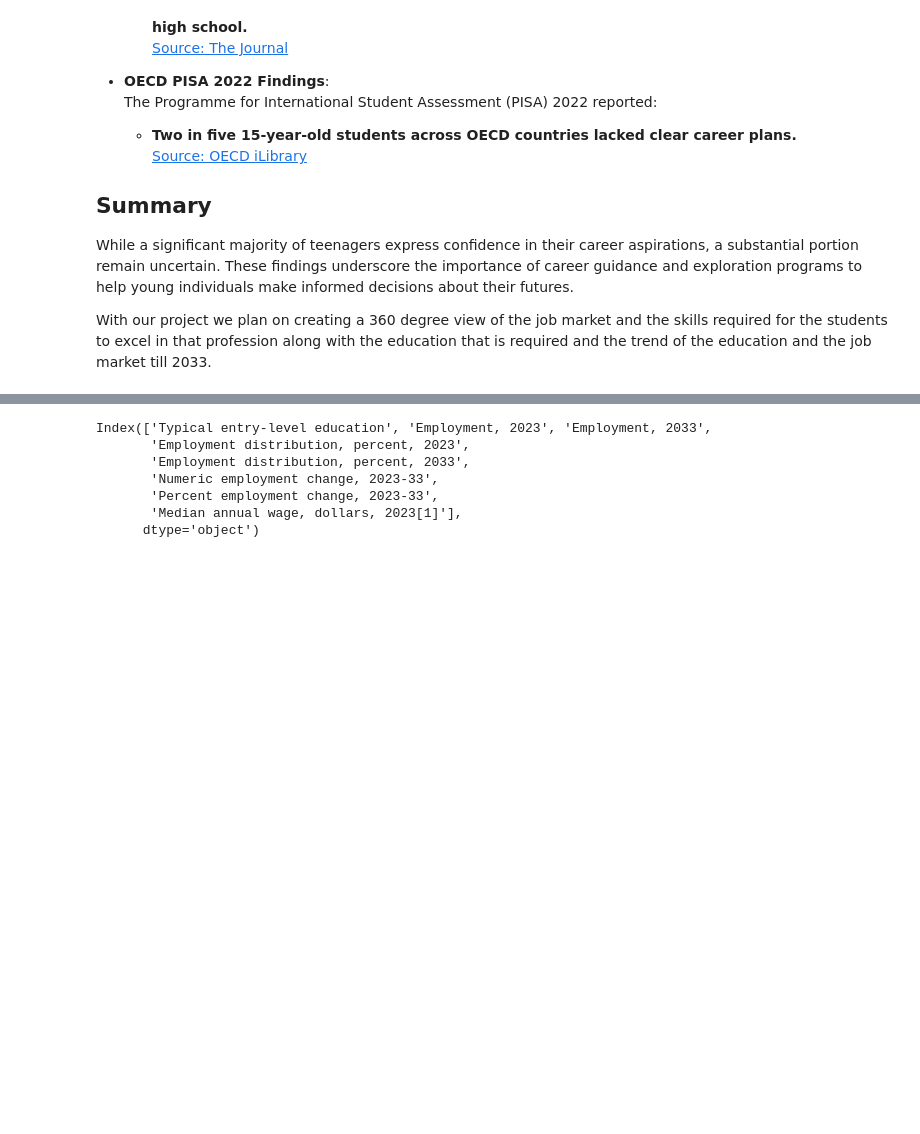
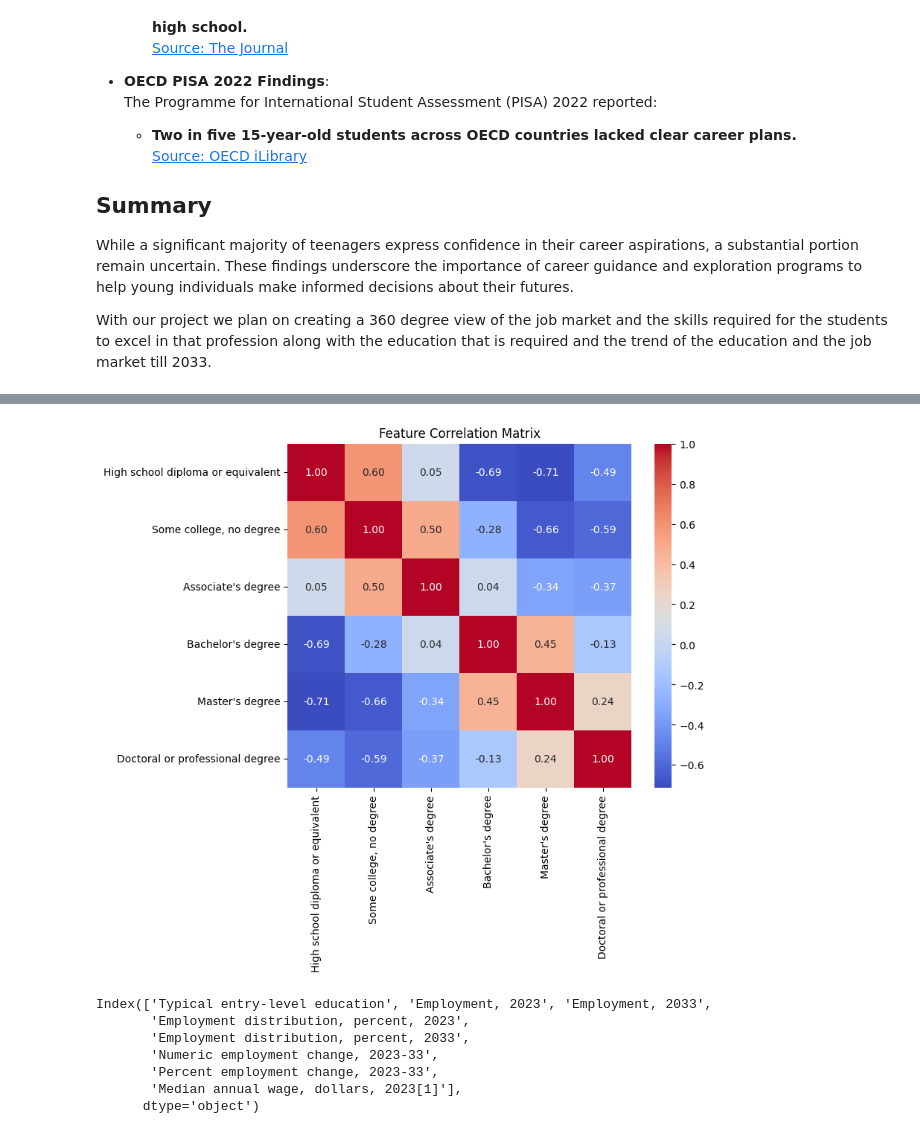
Before and after one commit to namansingh2623/BDA_project, a Jupyter notebook: project_data/project_data/ProjectFileGroup4.ipynb, the cells around one changed output, grey strips where cells are left out. Saved outputs shown, nothing was run; the diff lists cells and outputs as text; code cells hidden in the pictures; blank space fills up the shorter version.

```diff
--- a/project_data/project_data/ProjectFileGroup4.ipynb
+++ b/project_data/project_data/ProjectFileGroup4.ipynb
@@ -82,0 +96,2 @@ education_53_1929['lables'] = education_53_1929['2019 National Employment Matrix
+# %%
+occupation_11_1929['lables'] = occupation_11_1929['2019 National Employment Matrix code'].str.split('-').str[0]
@@ -82,0 +118,6 @@ education_53_1929['lables'] = education_53_1929['2019 National Employment Matrix
+# %%
+# Create a dictionary from the two columns
+title_labels_dict = occupation_11_1929.set_index('lables')['2019 National Employment Matrix title'].to_dict()
+
+# Check the dictionary
+print(title_labels_dict)
@@ -82,0 +126,2 @@ education_53_1929['lables'] = education_53_1929['2019 National Employment Matrix
+# %%
+education_53_1929['Title Labels'] = education_53_1929['lables'].map(title_labels_dict)
@@ -83,3 +144,24 @@ education_53_1929['lables'] = education_53_1929['2019 National Employment Matrix
+# %%
+import seaborn as sns
+import matplotlib.pyplot as plt
+
+numerical_columns = [
+    "High school diploma or equivalent",
+    "Some college, no degree",
+    "Associate's degree",
+    "Bachelor's degree",
+    "Master's degree",
+    "Doctoral or professional degree"
+]
+
+correlation_matrix = education_53_1929[numerical_columns].corr()
+
+plt.figure(figsize=(8, 6))
+sns.heatmap(correlation_matrix, annot=True, cmap='coolwarm', fmt=".2f", cbar=True, square=True)
+plt.title('Feature Correlation Matrix')
+plt.show()
+# %% [output]
+[figure, added]
 # %%
 education_52_2333.columns
 # %% [output]
```
Also changed, not shown: parts of 7 cells of this notebook.
